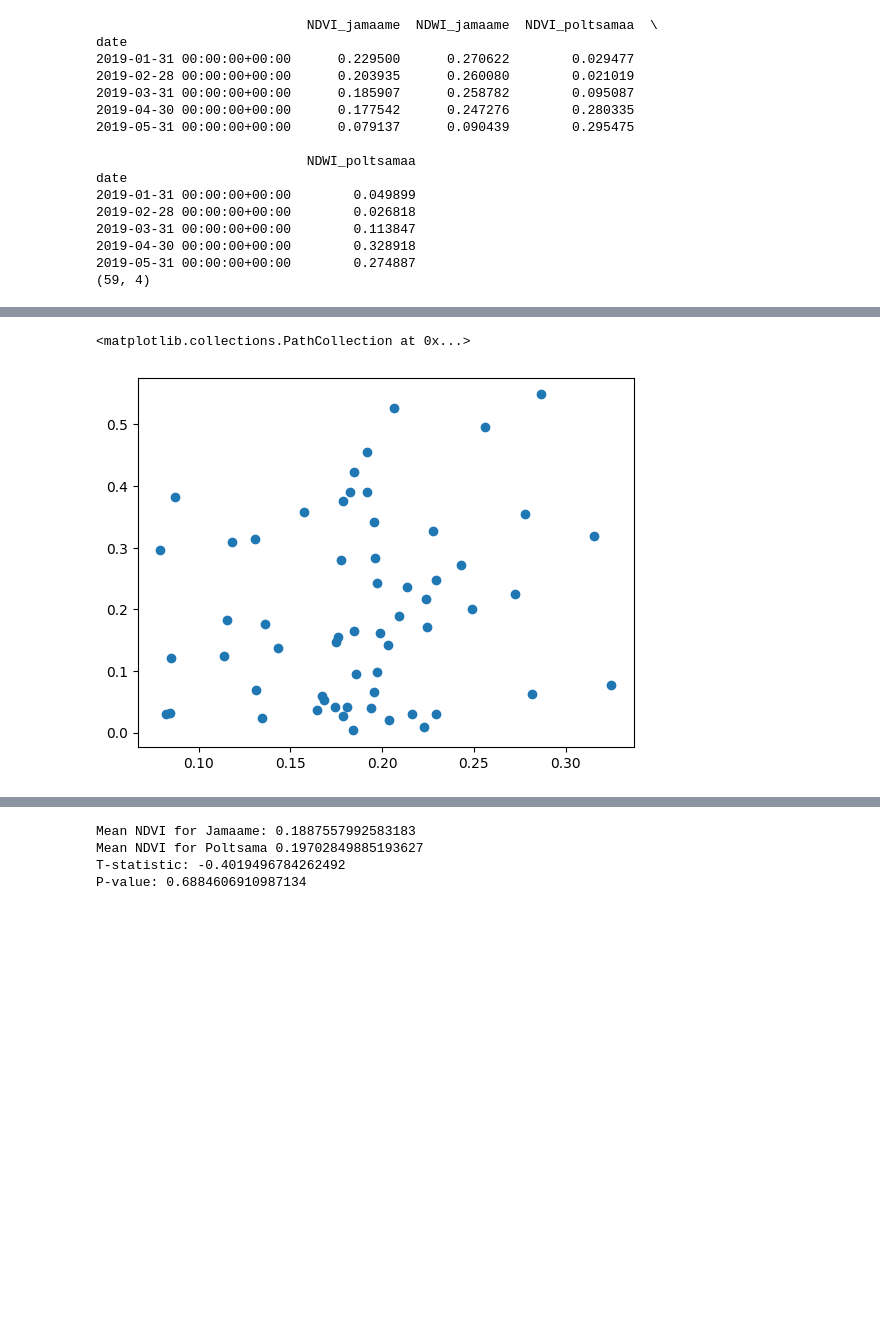
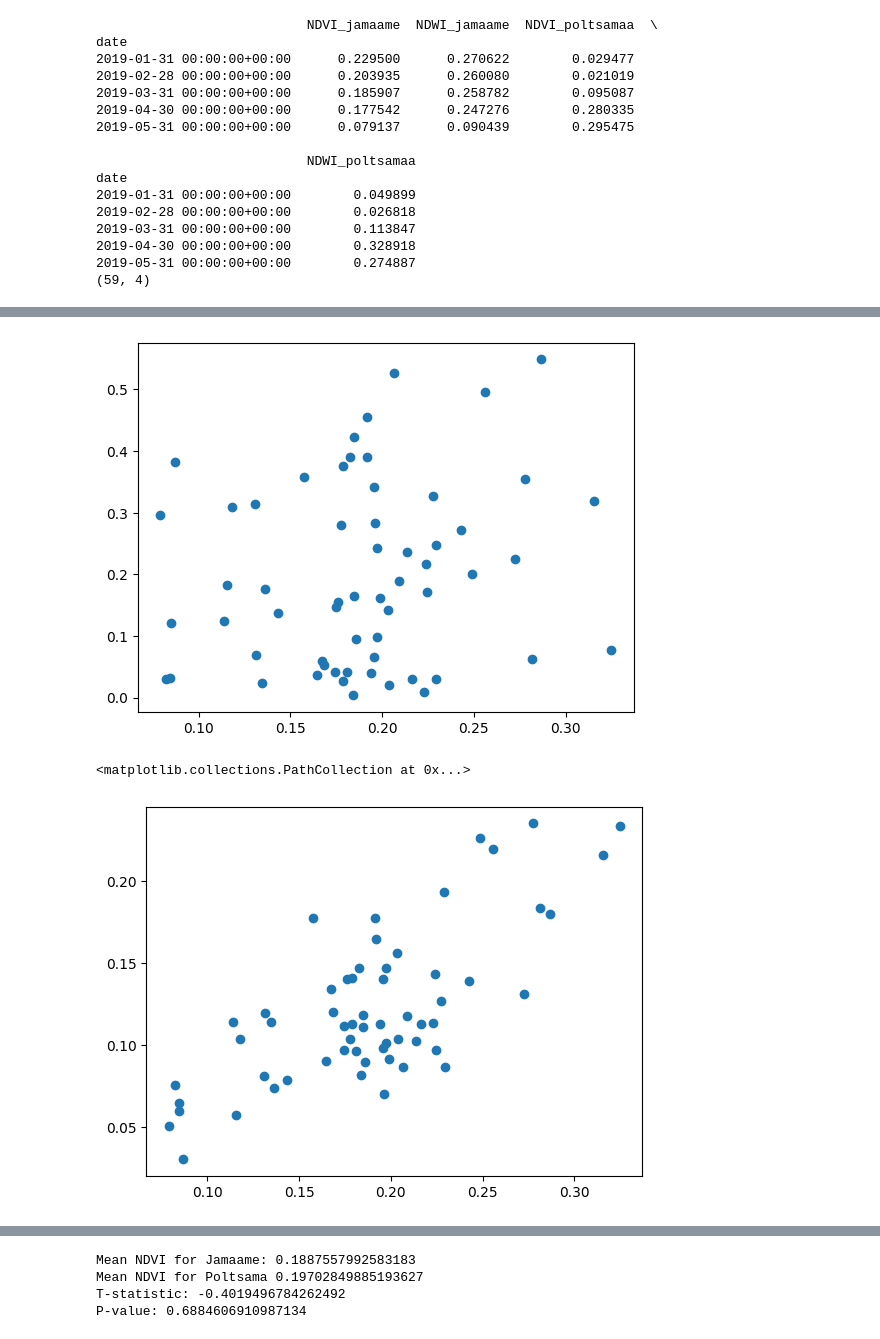
Before and after one commit to mariakesa/CassiniHackaton, a Jupyter notebook: Stats.ipynb, the cells around one changed output, grey strips where cells are left out. Drawn from its saved outputs; the diff is of its cells as text; code cells hidden in the pictures; blank space fills up the shorter version.

```diff
--- a/Stats.ipynb
+++ b/Stats.ipynb
@@ -48,10 +58,16 @@ df_poltsamaa=pd.concat([sorted_ndvi,sorted_ndwi], axis=1)
 df_jamaame.columns = ['NDVI', 'NDWI']
 df_poltsamaa.columns = ['NDVI', 'NDWI']
 
-df_kismaayo = ndvi_kismaayo.sort_index()
 
-df_kismaayo.columns =['NDVI']
+df_kismaayo = ndvi_kismaayo.to_frame().sort_index()
 
+# Rename the only column to 'NDVI'
+df_kismaayo = df_kismaayo.rename(columns={df_kismaayo.columns[0]: 'NDVI'})
+
+# Display the updated DataFrame
+print(df_kismaayo.head())
+
+print(df_kismaayo.head())
 print(df_jamaame.head())
 print(df_poltsamaa.head())
 
@@ -59,4 +75,5 @@ print(df_jamaame.head())
 print(df_jamaame.shape)
 print(df_poltsamaa.head())
 print(df_poltsamaa.shape)
+print(df_kismaayo.head())
 # %% [output]
@@ -111,12 +128,13 @@ date
 # %%
 # Convert the index to a DateTimeIndex if it's not already
 df_kismaayo.index = pd.to_datetime(df_kismaayo.index)
+#print
 
 # Group by month and aggregate the data
 df_kismaayo_monthly = df_kismaayo.groupby(pd.Grouper(freq='M')).mean()
 
 # Join the DataFrames based on the month
-merged_monthly_somalia = pd.merge(df_jamaame_monthly, df_kismaayo_monthly, left_index=True, right_index=True, suffixes=('_jamaame', '_poltsamaa'), how='inner')
+merged_monthly_somalia = pd.merge(df_jamaame_monthly, df_kismaayo_monthly, left_index=True, right_index=True, suffixes=('_jamaame', '_kismaayo'), how='inner')
 
 print(merged_monthly_somalia.head())
 print(merged_monthly_somalia.shape)
@@ -132,7 +150,10 @@ date
 # %%
 import matplotlib.pyplot as plt
 
 plt.scatter(merged_monthly['NDVI_jamaame'],merged_monthly['NDVI_poltsamaa'])
+plt.show()
+plt.scatter(merged_monthly_somalia['NDVI_jamaame'],merged_monthly_somalia['NDVI_kismaayo'])
 # %% [output]
+[figure]
 <matplotlib.collections.PathCollection at 0x...>
-[figure]
+[figure, added]
```
Also changed, not shown: parts of 11 cells of this notebook.
